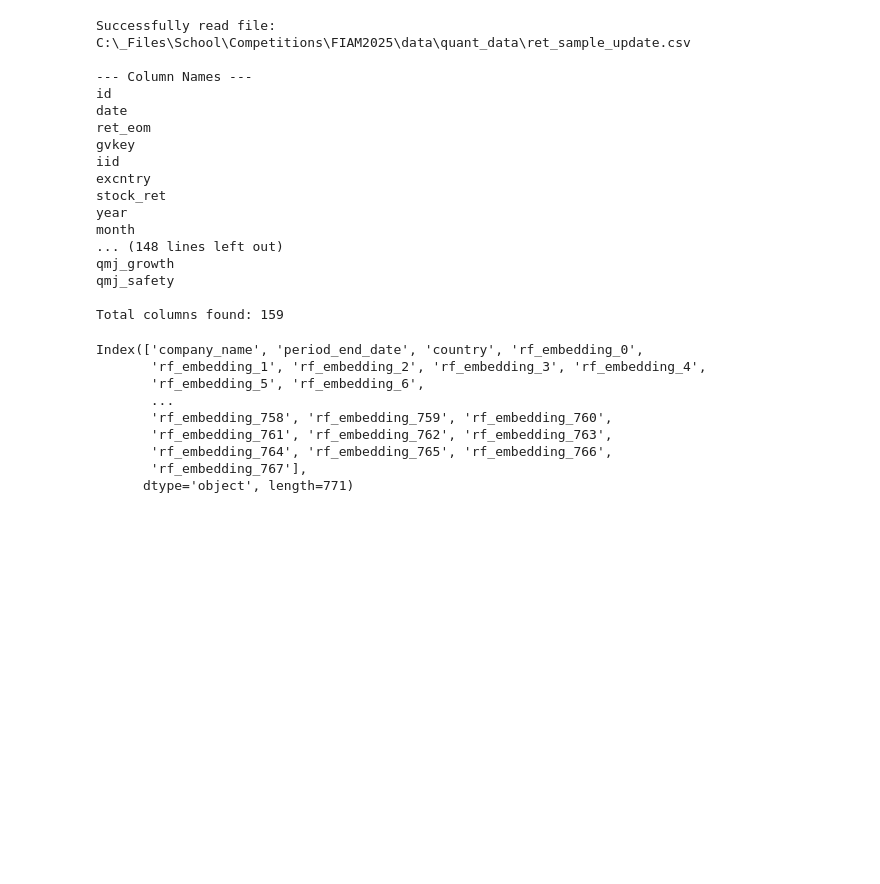
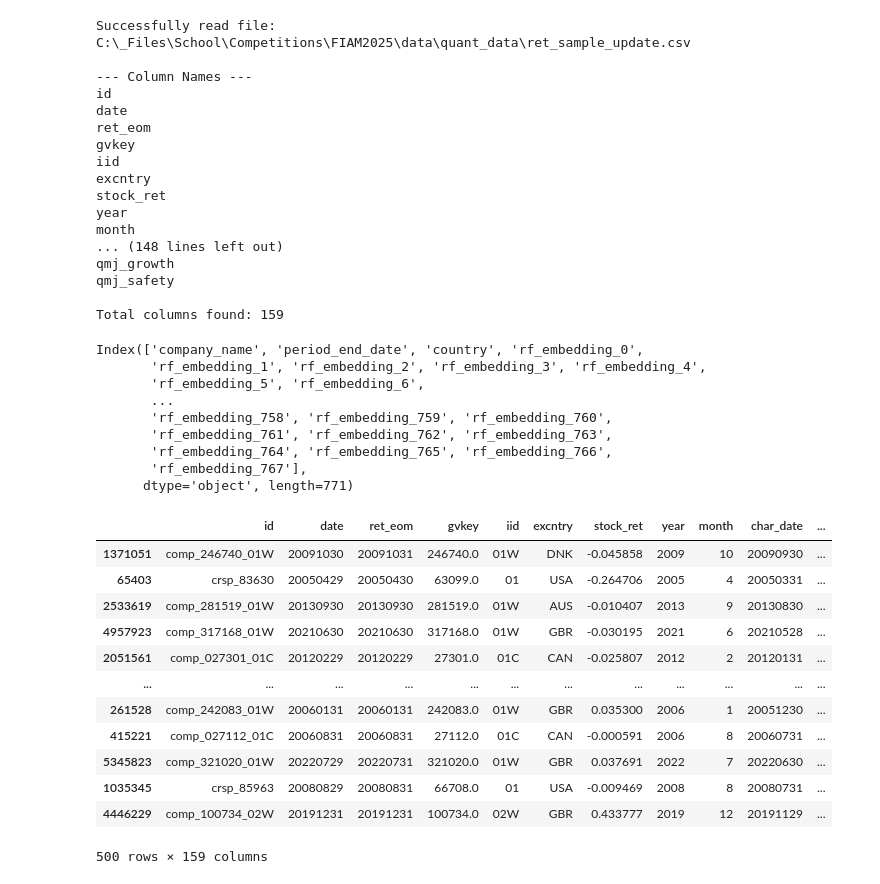
Before and after one commit to theodor-semerdzhiev/FIAM2025, a Jupyter notebook: notebooks/data_exploration.ipynb, the cells around one changed output. Cells and saved outputs as stored; diff of their text form; code cells hidden in the pictures; blank space fills up the shorter version.

```diff
--- a/notebooks/data_exploration.ipynb
+++ b/notebooks/data_exploration.ipynb
@@ -1653,8 +1653,27 @@ Index(['company_name', 'period_end_date', 'country', 'rf_embedding_0',
       dtype='object', length=771)
 # %%
 from IPython.display import display
+import pandas as pd
 path = r'C:\_Files\School\Competitions\FIAM2025\data\quant_data\ret_sample.parquet'
+
+pd.set_option('display.max_columns', None)    # show all columns
+pd.set_option('display.max_colwidth', None)   # don't truncate text in cells
+pd.set_option('display.width', None)          # avoid line wrapping
 
 df = pd.read_parquet(path)
 
 display(df.sample(500))
+# %% [output]
+|  | id | date | ret_eom | gvkey | iid | excntry | stock_ret | year | month | char_date | ... |
+| 1371051 | comp_246740_01W | 20091030 | 20091031 | 246740.0 | 01W | DNK | -0.045858 | 2009 | 10 | 20090930 | ... |
+| 65403 | crsp_83630 | 20050429 | 20050430 | 63099.0 | 01 | USA | -0.264706 | 2005 | 4 | 20050331 | ... |
+| 2533619 | comp_281519_01W | 20130930 | 20130930 | 281519.0 | 01W | AUS | -0.010407 | 2013 | 9 | 20130830 | ... |
+| 4957923 | comp_317168_01W | 20210630 | 20210630 | 317168.0 | 01W | GBR | -0.030195 | 2021 | 6 | 20210528 | ... |
+| 2051561 | comp_027301_01C | 20120229 | 20120229 | 27301.0 | 01C | CAN | -0.025807 | 2012 | 2 | 20120131 | ... |
+| ... | ... | ... | ... | ... | ... | ... | ... | ... | ... | ... | ... |
+| 261528 | comp_242083_01W | 20060131 | 20060131 | 242083.0 | 01W | GBR | 0.035300 | 2006 | 1 | 20051230 | ... |
+| 415221 | comp_027112_01C | 20060831 | 20060831 | 27112.0 | 01C | CAN | -0.000591 | 2006 | 8 | 20060731 | ... |
+| 5345823 | comp_321020_01W | 20220729 | 20220731 | 321020.0 | 01W | GBR | 0.037691 | 2022 | 7 | 20220630 | ... |
+| 1035345 | crsp_85963 | 20080829 | 20080831 | 66708.0 | 01 | USA | -0.009469 | 2008 | 8 | 20080731 | ... |
+| 4446229 | comp_100734_02W | 20191231 | 20191231 | 100734.0 | 02W | GBR | 0.433777 | 2019 | 12 | 20191129 | ... |
+500 rows × 159 columns
```
Also changed, not shown: parts of 1 cell of this notebook, 5 other files.
